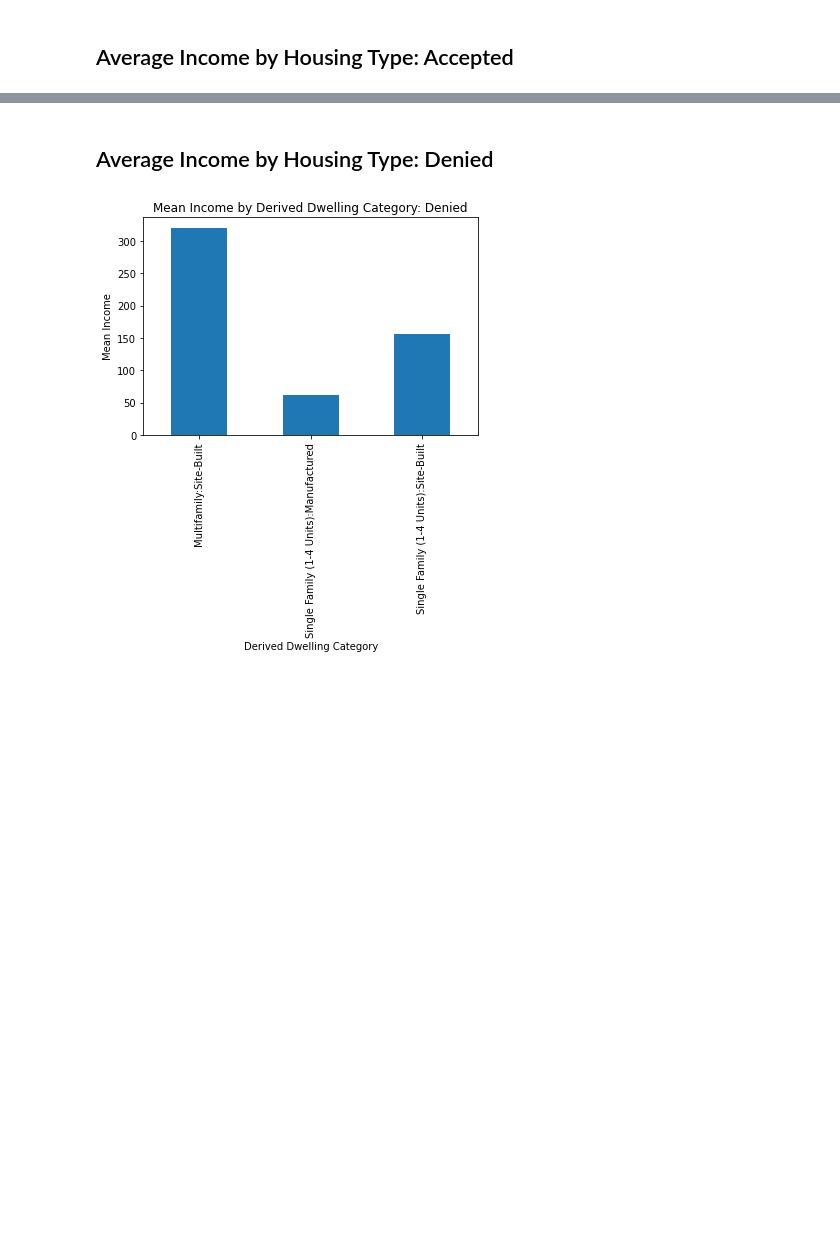
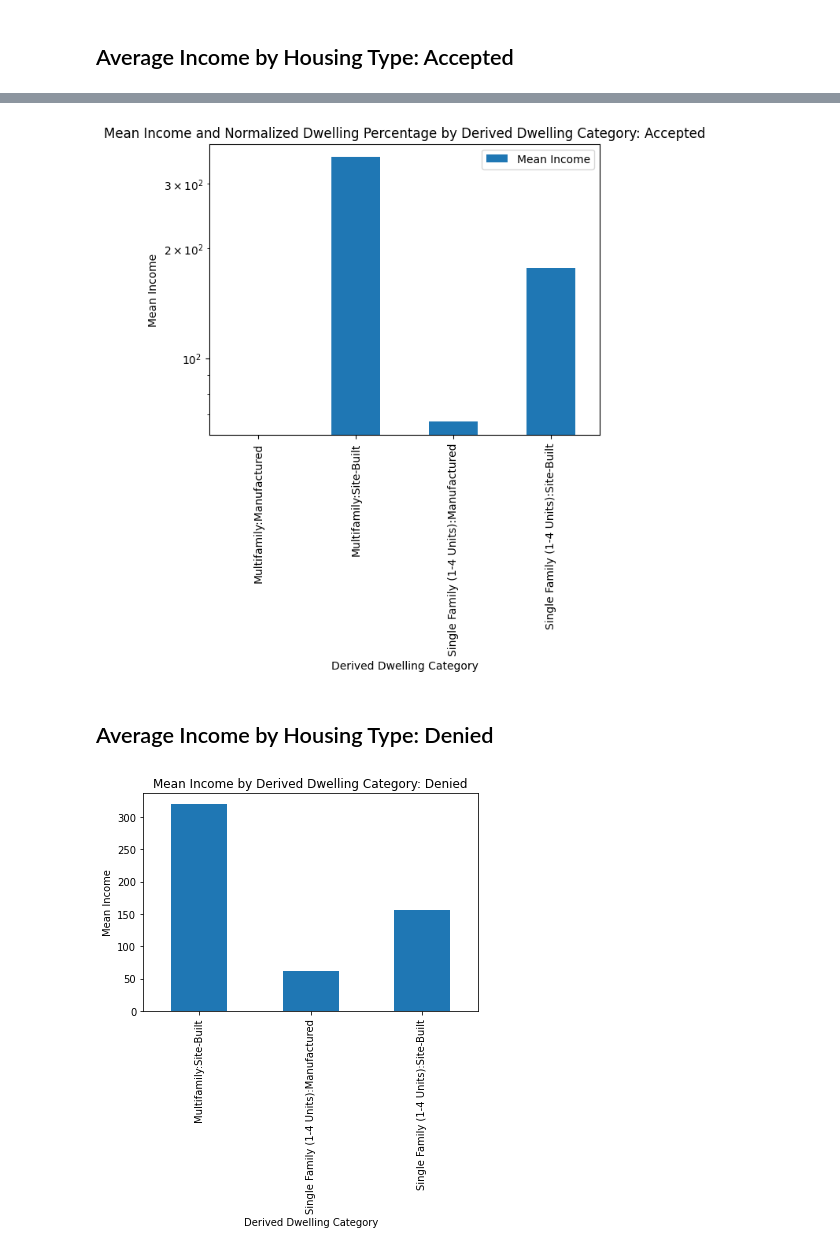
Before and after one commit to BU-Spark/ds-councilor-louijeune-fair-housing, a Jupyter notebook: spring23-team-4/data_code/data_test.ipynb, the cells around one changed output, grey strips where cells are left out. Drawn from its saved outputs; the diff is of its cells as text; code cells hidden in the pictures; blank space fills up the shorter version.

Commit message:
Started with normalization of assigned data

```diff
--- a/spring23-team-4/data_code/data_test.ipynb
+++ b/spring23-team-4/data_code/data_test.ipynb
@@ -158,3 +196,29 @@ plt.show()
+# %%
+df = pd.read_csv("msamd_14454.csv")
+
+# Calculate the mean income for each dwelling category
+mean_income_by_category = df.groupby('derived_dwelling_category')['income'].mean().reset_index()
+
+# Normalize the dwelling distribution and create the dictionary as done previously
+dwelling_counts = df['derived_dwelling_category'].value_counts().reset_index()
+dwelling_counts.columns = ['Dwelling_Category', 'Count']
+total_with_dwelling = dwelling_counts['Count'].sum()
+dwelling_counts['Percentage'] = (dwelling_counts['Count'] / total_with_dwelling) * 100
+dwelling_percentage_dict = dwelling_counts.set_index('Dwelling_Category')['Percentage'].to_dict()
+
+# Merge the mean income DataFrame with the normalized dwelling percentages
+mean_income_by_category['Dwelling_Percentage'] = mean_income_by_category['derived_dwelling_category'].map(dwelling_percentage_dict)
+
+# Plot the bar graph with normalized data against income
+mean_income_by_category.plot(x='derived_dwelling_category', y='income', kind='bar', secondary_y='Dwelling_Percentage')
+plt.xlabel('Derived Dwelling Category')
+plt.ylabel('Mean Income')
+plt.yscale('log')
+plt.title('Mean Income and Normalized Dwelling Percentage by Derived Dwelling Category: Accepted')
+plt.legend(["Mean Income", "Normalized Dwelling Percentage"])
+plt.show()
+# %% [output]
+[figure, added]
 # %% [markdown]
 ## Average Income by Housing Type: Denied
 # %%
```
Also changed, not shown: parts of 10 cells of this notebook.
